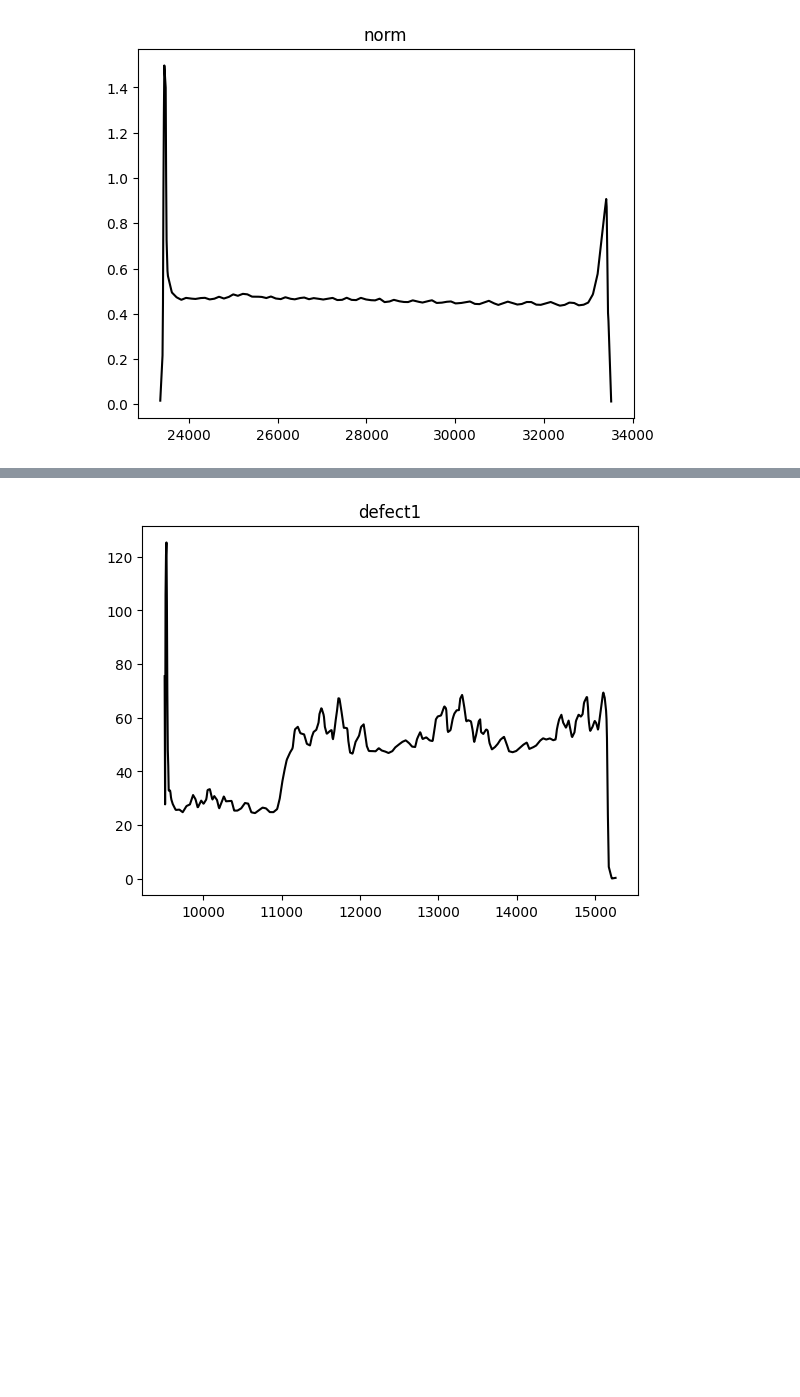
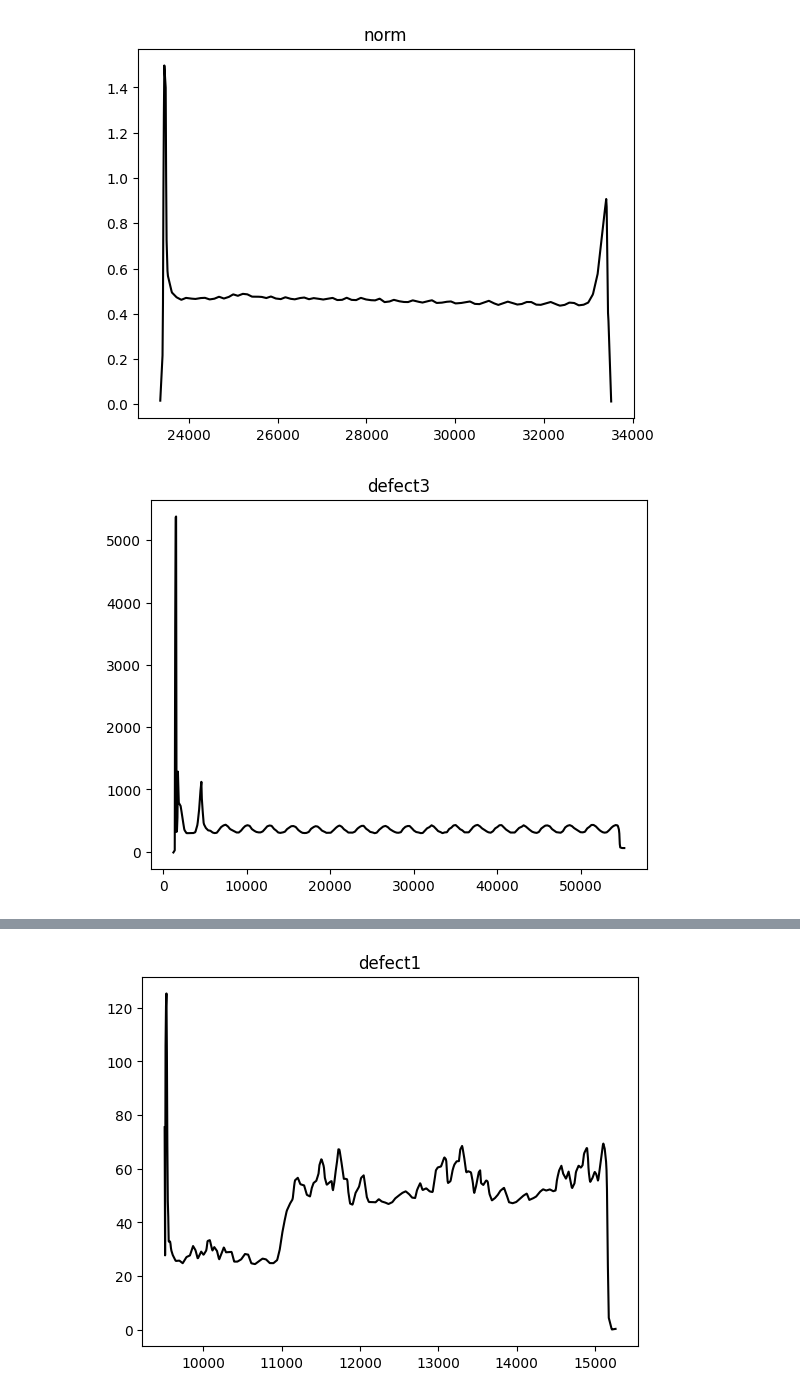
Before and after one commit to marutron/neurovalve, a Jupyter notebook: prepare-dataset.ipynb, the cells around one changed output, grey strips where cells are left out. Drawn from its saved outputs; the diff is of its cells as text; code cells hidden in the pictures; blank space fills up the shorter version.

Commit message:
add new datasets

```diff
--- a/prepare-dataset.ipynb
+++ b/prepare-dataset.ipynb
@@ -61,2 +61,23 @@ output_df.to_csv(PREPARED_DATASET+file_name, header=False, sep="|")
 # %% [output]
 [figure]
+# %%
+ile_name = "defect3.csv"
+input_dataset = DATASET+file_name
+df = pd.read_csv(input_dataset, sep ="|")
+x, y = remove_duplicates(list(df.iloc[:, 0]), list(df.iloc[:, 1]))
+#plt.plot(x, y)
+
+x, y = smouthener(x, y, 1)
+#plt.plot(x, y, color="black")
+
+interp = interp1d(x, y, kind="linear")
+x = np.linspace(x[0], x[-1], num=1000)
+y = interp(x)
+
+plt.plot(x, y, color="black")
+plt.title("defect3")
+
+output_df = pd.DataFrame({"x": x, "y": y})
+output_df.to_csv(PREPARED_DATASET+file_name, header=False, sep="|", index=False)
+# %% [output]
+[figure, added]
```
Also changed, not shown: parts of 6 cells of this notebook, 13 other files.
